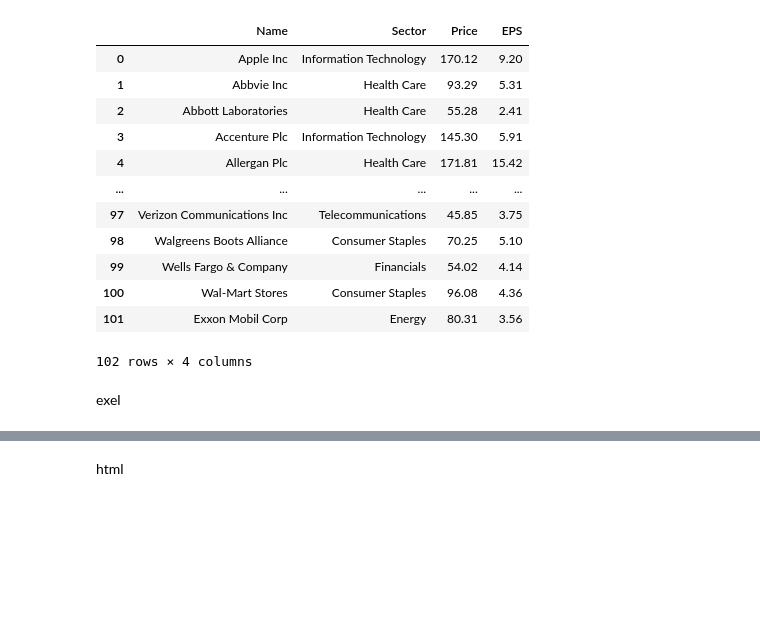
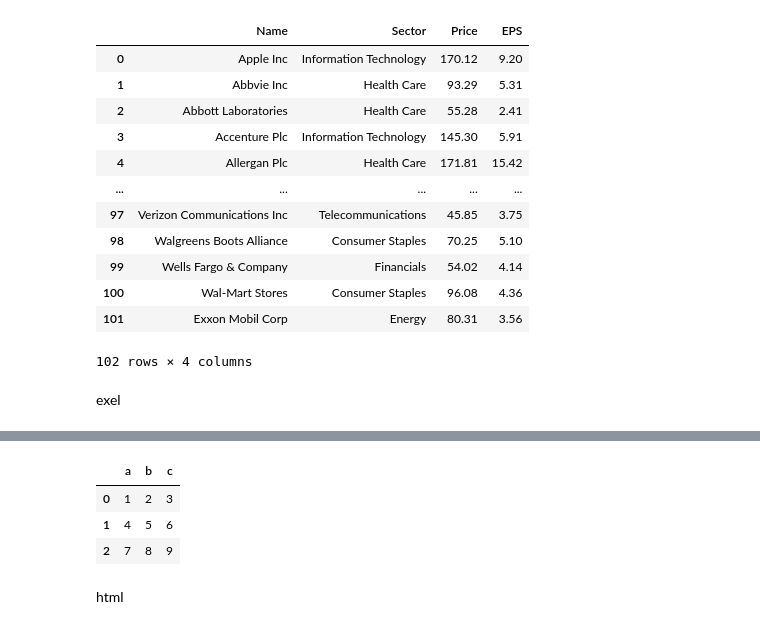
Before and after one commit to sunilsala88/batch32, a Jupyter notebook: 11_data_analysis/pandas1.ipynb, the cells around one changed output, grey strips where cells are left out. Drawn from its saved outputs; the diff is of its cells as text; code cells hidden in the pictures; blank space fills up the shorter version.

```diff
--- a/11_data_analysis/pandas1.ipynb
+++ b/11_data_analysis/pandas1.ipynb
@@ -94,2 +106,11 @@ exel
+# %%
+import pandas as pd
+df5=pd.read_excel(r'/Users/new algo trading/batch32/11_data_analysis/demo1.xlsx')
+df5
+# %% [output]
+|  | a | b | c |
+| 0 | 1 | 2 | 3 |
+| 1 | 4 | 5 | 6 |
+| 2 | 7 | 8 | 9 |
 # %% [markdown]
 html
```
Also changed, not shown: parts of 4 cells of this notebook, 1 other file.
